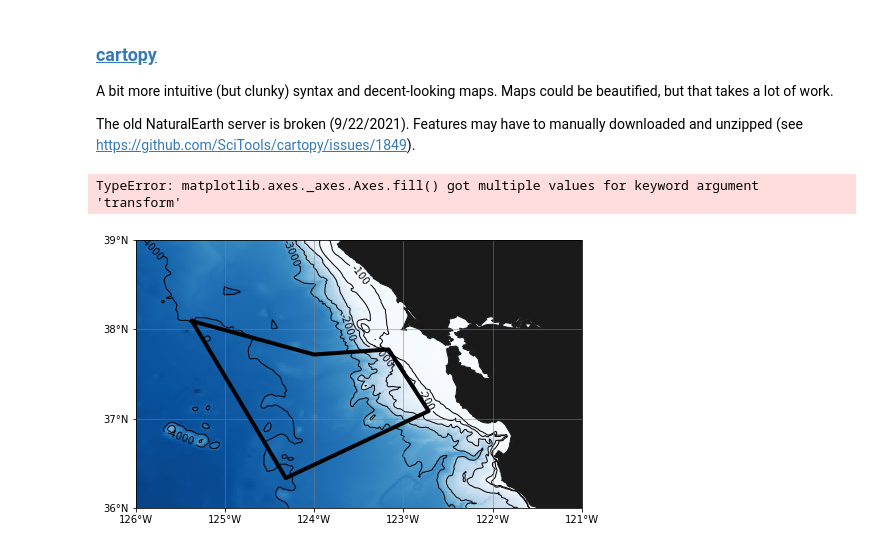
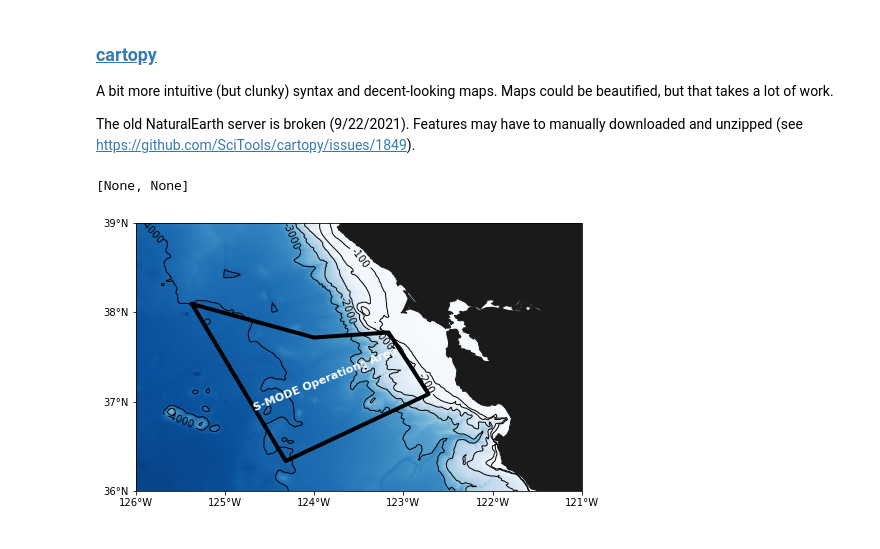
Before and after one commit to NASA-SMODE/Maps, a Jupyter notebook: MapOperationsArea.ipynb, the cells around one changed output. Saved outputs shown, nothing was run; the diff lists cells and outputs as text; code cells hidden in the pictures.

```diff
--- a/MapOperationsArea.ipynb
+++ b/MapOperationsArea.ipynb
@@ -219,26 +123,28 @@ def plot_map_properties(ax,
 # %%
 fig = plt.figure(figsize=(8,7))
 
 ax = fig.add_subplot(111, projection=projection)
 
 ax.set_extent(MAPEXTENT)
 
 # Topography
-plot_topography(ax, transform=ccrs.PlateCarree())
+plot_topography(ax, colors=True,
+                transform=ccrs.PlateCarree()
+)
 
 # Map properties (continent, labels, grid)
 plot_map_properties(ax,transform=ccrs.PlateCarree())
 
 # SMODE area
 plot_operations_area(ax=ax,
                      transform=ccrs.PlateCarree(),
                      add_label=True
 )
 
 # Save figure
 [fig.savefig(os.path.join(figdir,filename+'_cartopy.'+ext),
              **figproperties)
             for ext in extension]
 # %% [output]
-TypeError: matplotlib.axes._axes.Axes.fill() got multiple values for keyword argument 'transform'
+[None, None]
-[figure, old version]
+[figure, new version]
```
Also changed, not shown: parts of 4 cells of this notebook.
